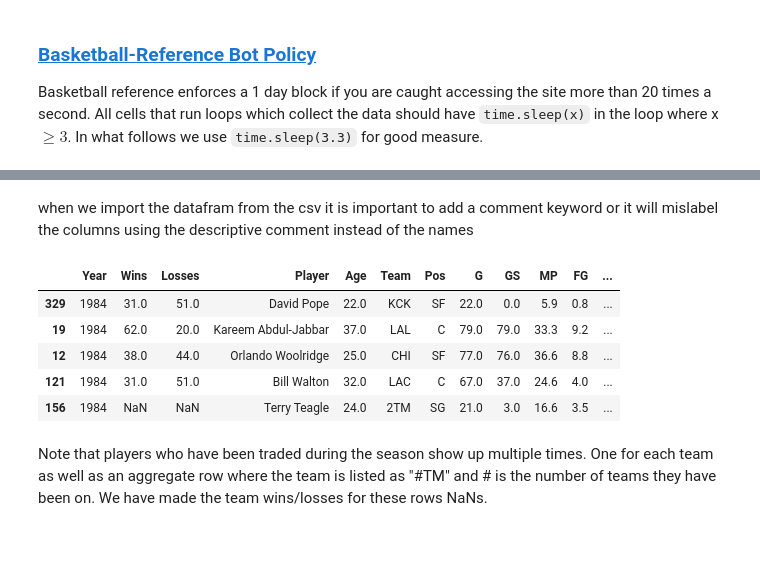
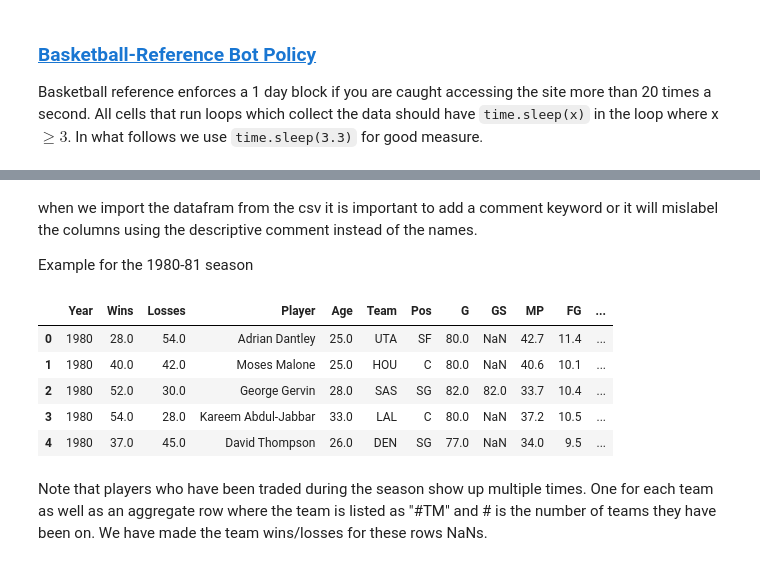
Before and after one commit to Erdos-Projects/fall-2026-nba-mvp-prediction, a Jupyter notebook: data_collection/player_data_collection.ipynb, the cells around one changed output, grey strips where cells are left out. Saved outputs shown, nothing was run; the diff lists cells and outputs as text; code cells hidden in the pictures.

```diff
--- a/data_collection/player_data_collection.ipynb
+++ b/data_collection/player_data_collection.ipynb
@@ -33,16 +48,18 @@ Adding team win/losses...
 # %% [markdown]
-when we import the datafram from the csv it is important to add a comment keyword or it will mislabel the columns using the descriptive comment instead of the names
+when we import the datafram from the csv it is important to add a comment keyword or it will mislabel the columns using the descriptive comment instead of the names.
+
+Example for the 1980-81 season
 # %%
 df = pd.read_csv(str(ROOT)+'/data/1980-1981_season/per_game_stats_1980-1981.csv',comment='#')
 # %%
-df.sample(5)
+df.head()
 # %% [output]
 |  | Year | Wins | Losses | Player | Age | Team | Pos | G | GS | MP | FG | ... |
-| 329 | 1984 | 31.0 | 51.0 | David Pope | 22.0 | KCK | SF | 22.0 | 0.0 | 5.9 | 0.8 | ... |
-| 19 | 1984 | 62.0 | 20.0 | Kareem Abdul-Jabbar | 37.0 | LAL | C | 79.0 | 79.0 | 33.3 | 9.2 | ... |
-| 12 | 1984 | 38.0 | 44.0 | Orlando Woolridge | 25.0 | CHI | SF | 77.0 | 76.0 | 36.6 | 8.8 | ... |
-| 121 | 1984 | 31.0 | 51.0 | Bill Walton | 32.0 | LAC | C | 67.0 | 37.0 | 24.6 | 4.0 | ... |
-| 156 | 1984 | NaN | NaN | Terry Teagle | 24.0 | 2TM | SG | 21.0 | 3.0 | 16.6 | 3.5 | ... |
+| 0 | 1980 | 28.0 | 54.0 | Adrian Dantley | 25.0 | UTA | SF | 80.0 | NaN | 42.7 | 11.4 | ... |
+| 1 | 1980 | 40.0 | 42.0 | Moses Malone | 25.0 | HOU | C | 80.0 | NaN | 40.6 | 10.1 | ... |
+| 2 | 1980 | 52.0 | 30.0 | George Gervin | 28.0 | SAS | SG | 82.0 | 82.0 | 33.7 | 10.4 | ... |
+| 3 | 1980 | 54.0 | 28.0 | Kareem Abdul-Jabbar | 33.0 | LAL | C | 80.0 | NaN | 37.2 | 10.5 | ... |
+| 4 | 1980 | 37.0 | 45.0 | David Thompson | 26.0 | DEN | SG | 77.0 | NaN | 34.0 | 9.5 | ... |
 # %% [markdown]
 Note that players who have been traded during the season show up multiple times.  One for each team as well as an aggregate row where the team is listed as "#TM" and # is the number of teams they have been on. We have made the team wins/losses for these rows NaNs.
 # %%
```
Also changed, not shown: parts of 4 cells of this notebook, 1 other file.
